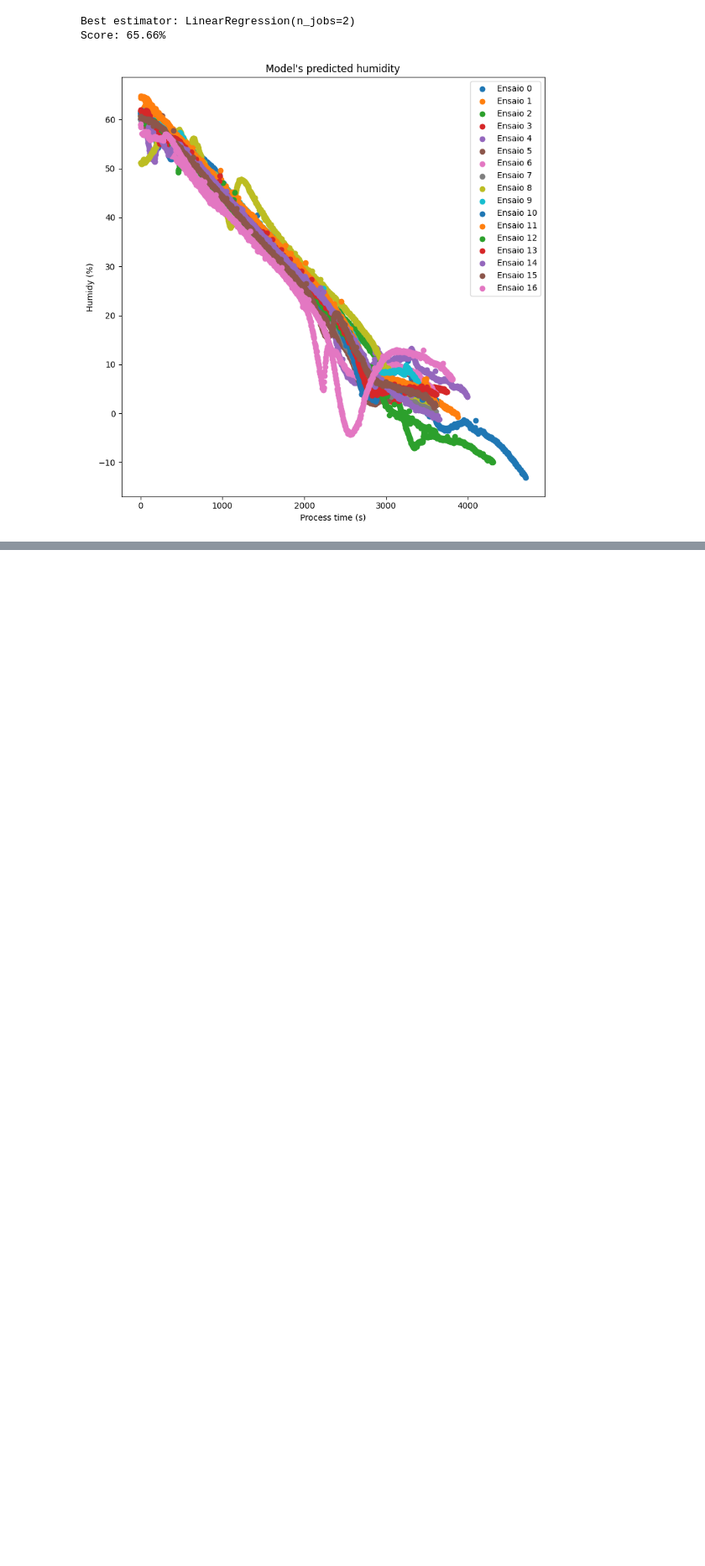
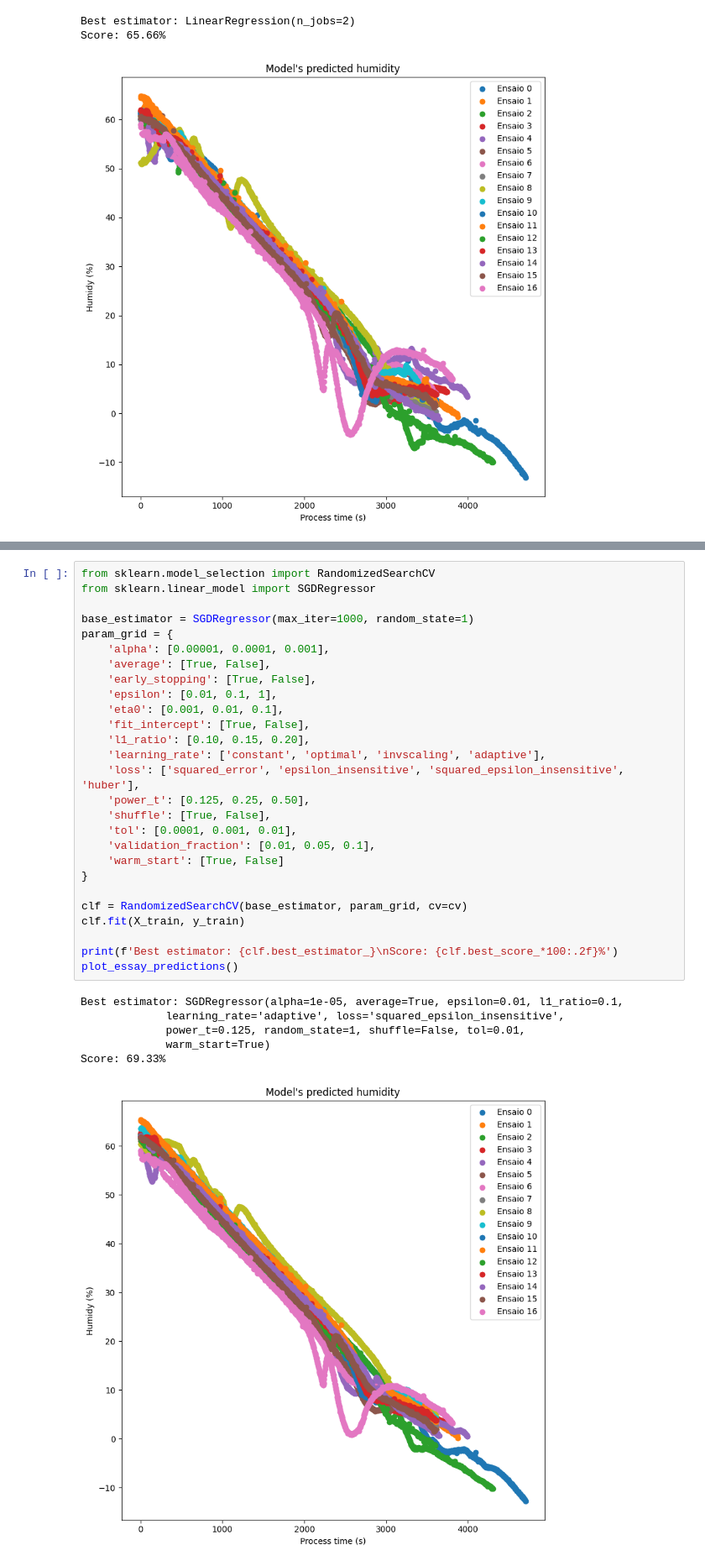
Before and after one commit to Raphael-Marchetti-Calciolari/projects-tcc-imt-2023, a Jupyter notebook: scripts/models_v2.ipynb, the cells around one changed output, grey strips where cells are left out. Shown at 84% size. Cells and saved outputs as stored; diff of their text form; blank space fills up the shorter version.

```diff
--- a/scripts/models_v2.ipynb
+++ b/scripts/models_v2.ipynb
@@ -341,0 +486,34 @@ Score: 65.66%
+# %%
+from sklearn.model_selection import RandomizedSearchCV
+from sklearn.linear_model import SGDRegressor
+
+base_estimator = SGDRegressor(max_iter=1000, random_state=1)
+param_grid = {
+    'alpha': [0.00001, 0.0001, 0.001],
+    'average': [True, False],
+    'early_stopping': [True, False],
+    'epsilon': [0.01, 0.1, 1],
+    'eta0': [0.001, 0.01, 0.1],
+    'fit_intercept': [True, False],
+    'l1_ratio': [0.10, 0.15, 0.20],
+    'learning_rate': ['constant', 'optimal', 'invscaling', 'adaptive'],
+    'loss': ['squared_error', 'epsilon_insensitive', 'squared_epsilon_insensitive', 'huber'],
+    'power_t': [0.125, 0.25, 0.50],
+    'shuffle': [True, False],
+    'tol': [0.0001, 0.001, 0.01],
+    'validation_fraction': [0.01, 0.05, 0.1],
+    'warm_start': [True, False]
+}
+
+clf = RandomizedSearchCV(base_estimator, param_grid, cv=cv)
+clf.fit(X_train, y_train)
+
+print(f'Best estimator: {clf.best_estimator_}\nScore: {clf.best_score_*100:.2f}%')
+plot_essay_predictions()
+# %% [output]
+Best estimator: SGDRegressor(alpha=1e-05, average=True, epsilon=0.01, l1_ratio=0.1,
+             learning_rate='adaptive', loss='squared_epsilon_insensitive',
+             power_t=0.125, random_state=1, shuffle=False, tol=0.01,
+             warm_start=True)
+Score: 69.33%
+[figure, added]
```
Also changed, not shown: parts of 14 cells of this notebook.
